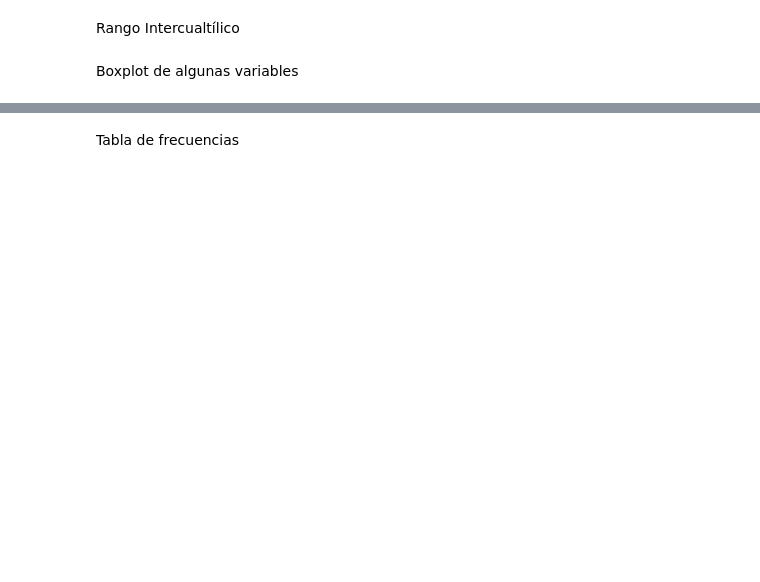
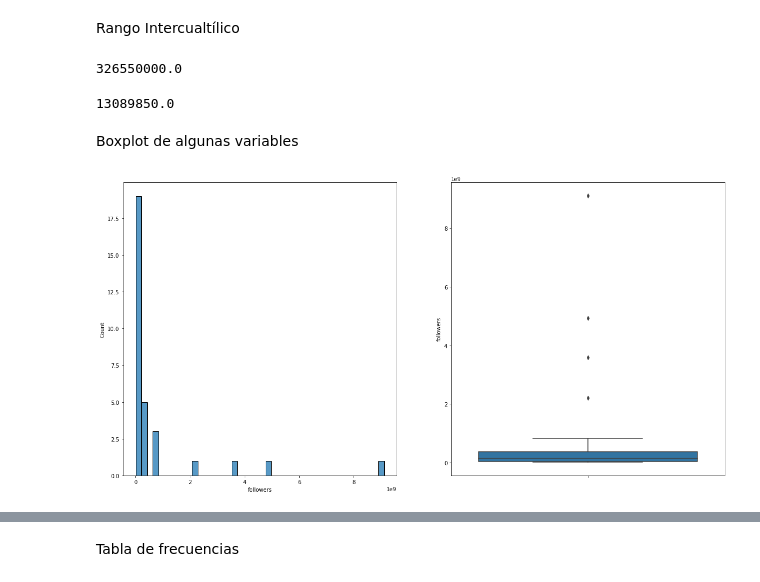
Before and after one commit to Adalab/DA_PromoC_Modulo2_Sprint1_Ana-Anahi, a Jupyter notebook: Estadistica/pp-Estadistica-II.ipynb, the cells around one changed output, grey strips where cells are left out. Drawn from its saved outputs; the diff is of its cells as text; code cells hidden in the pictures; blank space fills up the shorter version.

```diff
--- a/Estadistica/pp-Estadistica-II.ipynb
+++ b/Estadistica/pp-Estadistica-II.ipynb
@@ -54,2 +148,12 @@ Percentiles 25, 75
 # %% [markdown]
 Rango Intercualtílico
+# %%
+IQR_followers=percentil_75_followers-percentil_25_followers
+IQR_followers
+# %% [output]
+326550000.0
+# %%
+IQR_actividad=percentil_75_actividad-percentil_25_actividad
+IQR_actividad
+# %% [output]
+13089850.0
@@ -56,2 +164,9 @@ Rango Intercualtílico
 # %% [markdown]
 Boxplot de algunas variables
+# %%
+fig,ax=plt.subplots(1,2, figsize=(20,10))
+sns.histplot(x='followers', data=df2, ax=ax[0], bins='auto')
+sns.boxplot(y='followers', data=df2, ax=ax[1])
+plt.show()
+# %% [output]
+[figure, added]
```
Also changed, not shown: parts of 31 cells of this notebook.
